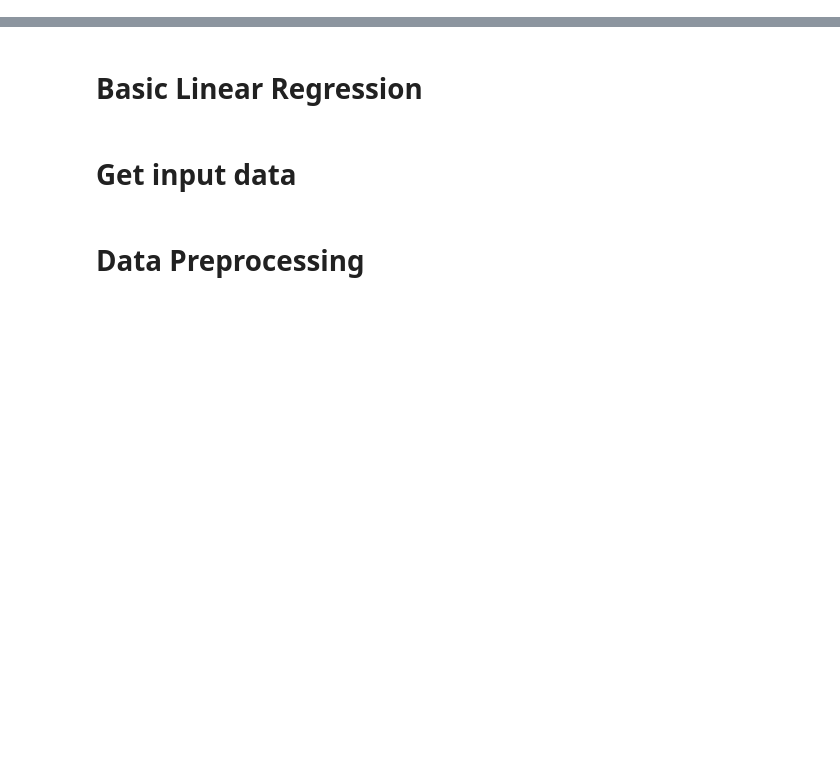
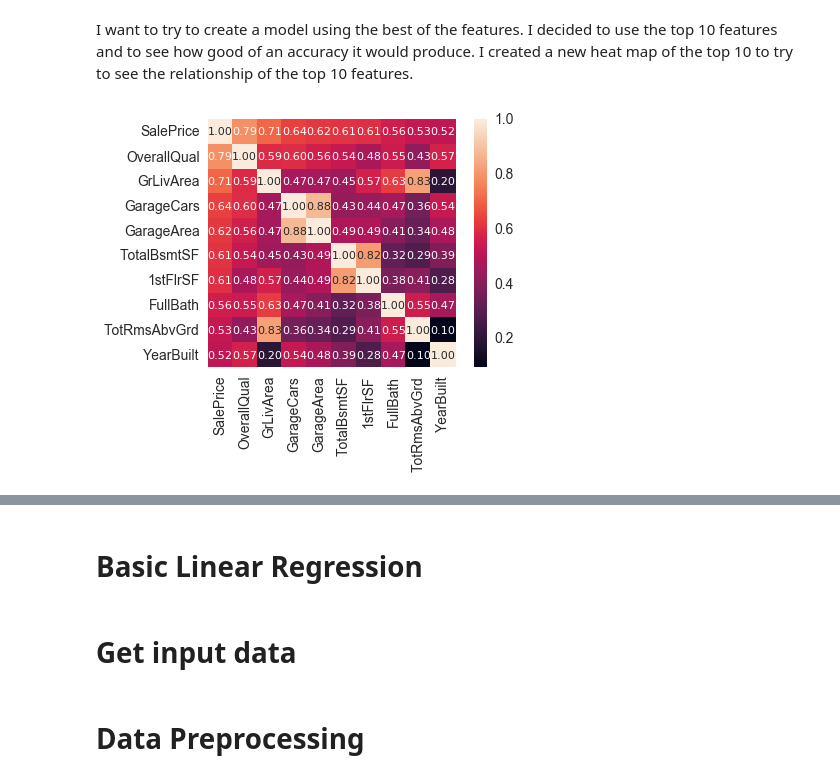
Before and after one commit to madelinehawkins/Training, a Jupyter notebook: House_Prices.ipynb, the cells around one changed output, grey strips where cells are left out. Saved outputs shown, nothing was run; the diff lists cells and outputs as text; code cells hidden in the pictures; blank space fills up the shorter version.

```diff
--- a/House_Prices.ipynb
+++ b/House_Prices.ipynb
@@ -57,0 +29,14 @@ Index([u'Neighborhood', u'YearBuilt', u'OverallQual', u'CentralAir',
+# %% [markdown]
+I want to try to create a model using the best of the features. I decided to use the top 10 features and to see how good of an accuracy it would produce. I created a new heat map of the top 10 to try to see the relationship of the top 10 features.
+# %%
+# Grabbing Top 10 from the correlation matrix and seeing their correlation with each other
+#saleprice correlation matrix
+k = 10 #number of variables for heatmap
+cols = corrmat.nlargest(k, 'SalePrice')['SalePrice'].index
+# Pearson product-moment correlation
+cm = np.corrcoef(df[cols].values.T)
+sns.set(font_scale=1.25)
+hm = sns.heatmap(cm, cbar=True, annot=True, square=True, fmt='.2f', annot_kws={'size': 10}, yticklabels=cols.values, xticklabels=cols.values)
+plt.show()
+# %% [output]
+[figure, added]
```
Also changed, not shown: parts of 24 cells of this notebook.
